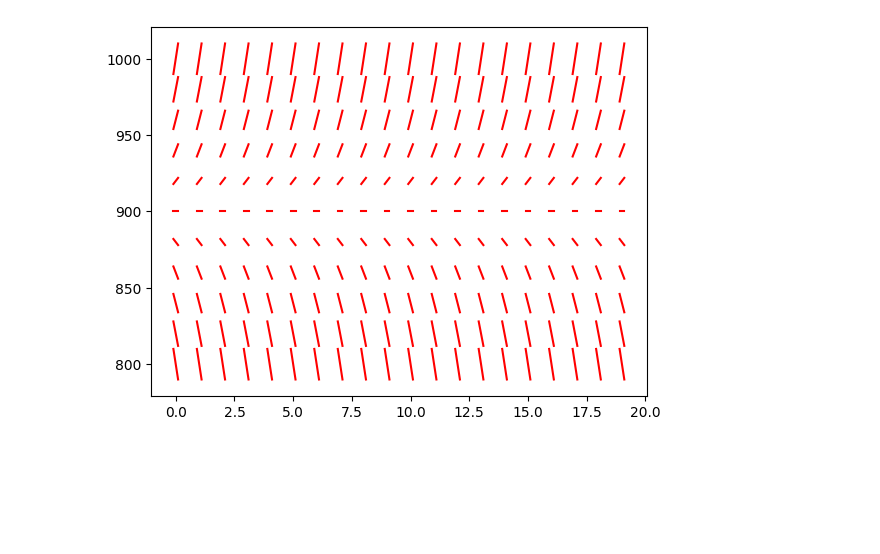
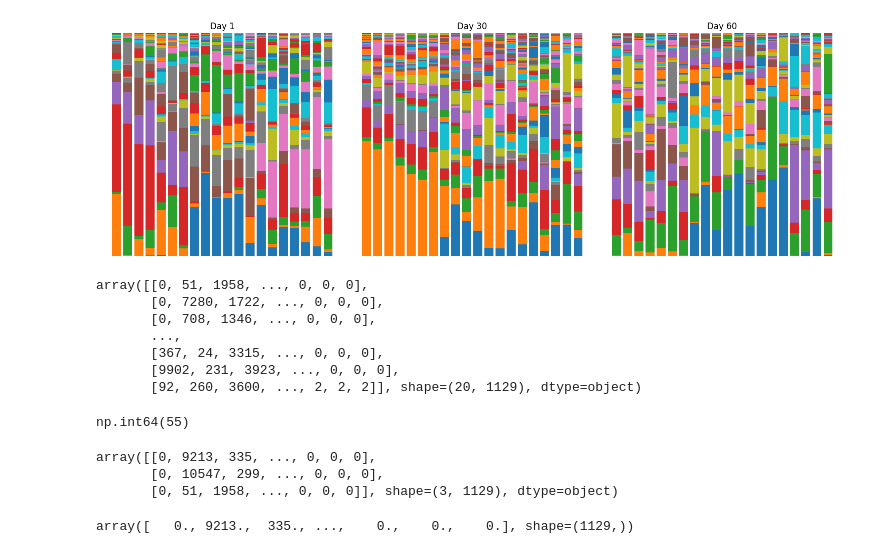
Before and after one commit to craigfouts/terrarium, a Jupyter notebook: notebooks/sandbox.ipynb, the cells around one changed output. Saved outputs shown, nothing was run; the diff lists cells and outputs as text; code cells hidden in the pictures; blank space fills up the shorter version.

```diff
--- a/notebooks/sandbox.ipynb
+++ b/notebooks/sandbox.ipynb
@@ -25,19 +0,0 @@ plt.show()
-# %%
-def e2(t, y, m=10., g=9.8, k=2.):
-    return g - y*k/m
-
-def e3(t, y, r=.5, k=450):
-    return r*y - k
-
-t_range = np.arange(20)
-y_range = np.linspace(800, 1000, 11)
-
-for t in tqdm(t_range):
-    for y in y_range:
-        out = e3(t, y)
-        # plt.scatter(t, y, s=1)
-        plt.plot((t - .1, t + .1), (y - out*.2, y + out*.2), c='red')
-
-plt.show()
-# %% [output]
-[figure, removed]
@@ -43,0 +14,34 @@ plt.show()
+# %%
+data = load_data('data/ann.csv', 'data/otu.csv')
+show_data(data)
+# %% [output]
+[figure, added]
+# %%
+day1_data = data[data['Day'] == 1].to_numpy()[:, 6:]
+day30_data = data[data['Day'] == 30].to_numpy()[:, 6:]
+day60_data = data[data['Day'] == 60].to_numpy()[:, 6:]
+
+day60_data
+# %% [output]
+array([[0, 51, 1958, ..., 0, 0, 0],
+       [0, 7280, 1722, ..., 0, 0, 0],
+       [0, 708, 1346, ..., 0, 0, 0],
+       ...,
+       [367, 24, 3315, ..., 0, 0, 0],
+       [9902, 231, 3923, ..., 0, 0, 0],
+       [92, 260, 3600, ..., 2, 2, 2]], shape=(20, 1129), dtype=object)
+# %%
+(day1_data[0] > 0).sum()
+# %% [output]
+np.int64(55)
+# %%
+X = np.concat([day1_data[:1], day30_data[:1], day60_data[:1]])
+X
+# %% [output]
+array([[0, 9213, 335, ..., 0, 0, 0],
+       [0, 10547, 299, ..., 0, 0, 0],
+       [0, 51, 1958, ..., 0, 0, 0]], shape=(3, 1129), dtype=object)
+# %%
+day1_data[0].astype(np.float64)
+# %% [output]
+array([   0., 9213.,  335., ...,    0.,    0.,    0.], shape=(1129,))
```
Also changed, not shown: parts of 13 cells of this notebook, 8 other files.
